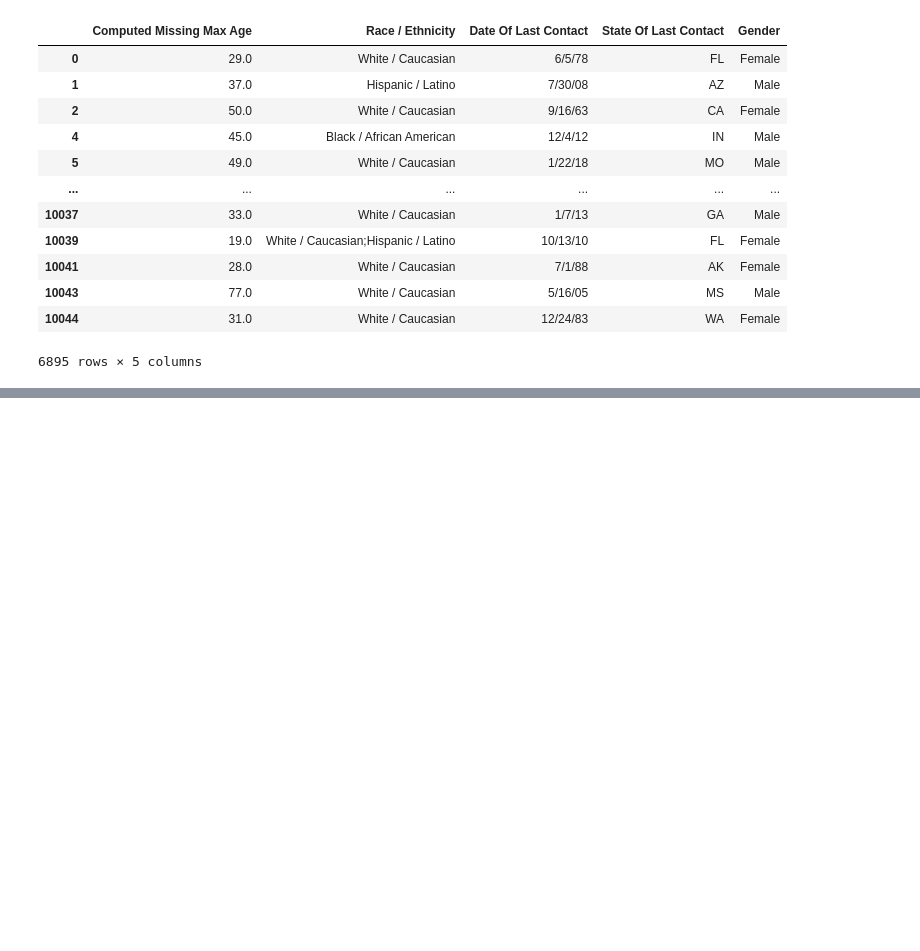
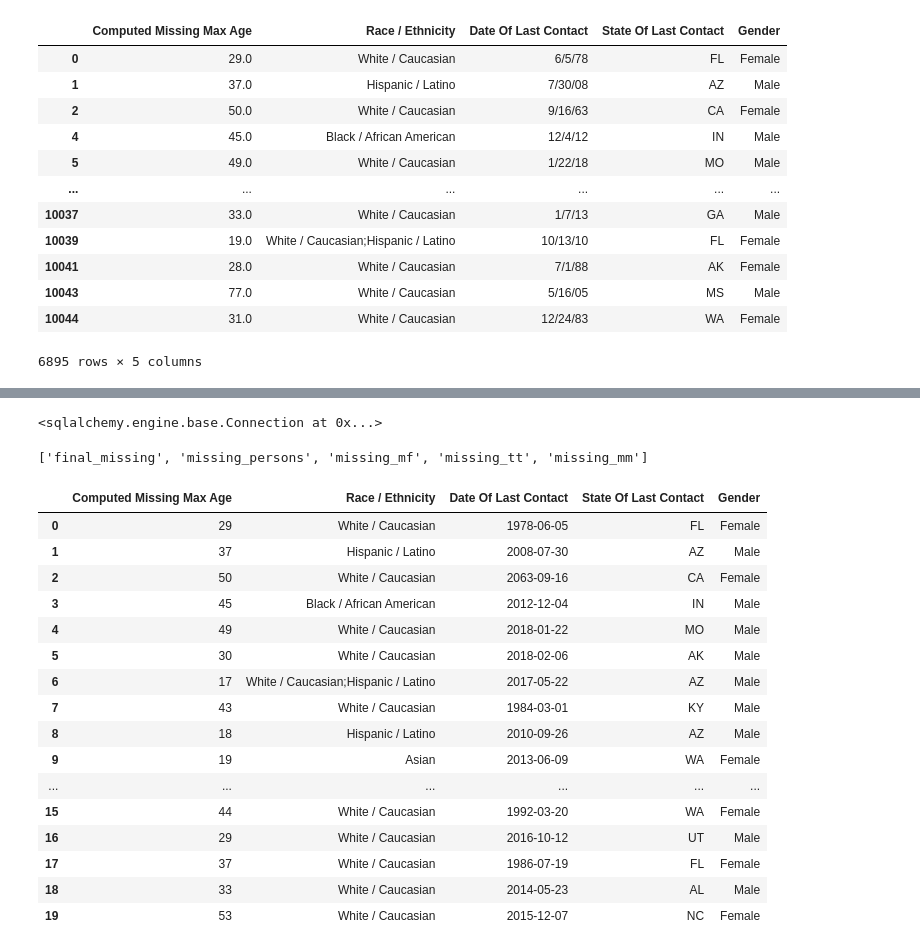
Before and after one commit to jassefa/Project2-Visualization-MissingPersons, a Jupyter notebook: missingperson.ipynb, the cells around one changed output, grey strips where cells are left out. Cells and saved outputs as stored; diff of their text form; code cells hidden in the pictures; blank space fills up the shorter version.

```diff
--- a/missingperson.ipynb
+++ b/missingperson.ipynb
@@ -69,0 +90,12 @@ missing_persons_df.to_csv("missing_persons_final.csv", index=False)
+# %%
+connection_string = "postgres:postgres@localhost:5432/missingpersons_db"
+engine = create_engine(f'postgresql://{connection_string}')
+# %%
+engine.connect()
+# %% [output]
+<sqlalchemy.engine.base.Connection at 0x...>
+# %%
+
+engine.table_names()
+# %% [output]
+['final_missing', 'missing_persons', 'missing_mf', 'missing_tt', 'missing_mm']
@@ -69,0 +104,20 @@ missing_persons_df.to_csv("missing_persons_final.csv", index=False)
+# %%
+pd.read_sql_query('select * from missing_persons', con=engine).head(20)
+# %% [output]
+|  | Computed Missing Max Age | Race / Ethnicity | Date Of Last Contact | State Of Last Contact | Gender |
+| 0 | 29 | White / Caucasian | 1978-06-05 | FL | Female |
+| 1 | 37 | Hispanic / Latino | 2008-07-30 | AZ | Male |
+| 2 | 50 | White / Caucasian | 2063-09-16 | CA | Female |
+| 3 | 45 | Black / African American | 2012-12-04 | IN | Male |
+| 4 | 49 | White / Caucasian | 2018-01-22 | MO | Male |
+| 5 | 30 | White / Caucasian | 2018-02-06 | AK | Male |
+| 6 | 17 | White / Caucasian;Hispanic / Latino | 2017-05-22 | AZ | Male |
+| 7 | 43 | White / Caucasian | 1984-03-01 | KY | Male |
+| 8 | 18 | Hispanic / Latino | 2010-09-26 | AZ | Male |
+| 9 | 19 | Asian | 2013-06-09 | WA | Female |
+| ... | ... | ... | ... | ... | ... |
+| 15 | 44 | White / Caucasian | 1992-03-20 | WA | Female |
+| 16 | 29 | White / Caucasian | 2016-10-12 | UT | Male |
+| 17 | 37 | White / Caucasian | 1986-07-19 | FL | Female |
+| 18 | 33 | White / Caucasian | 2014-05-23 | AL | Male |
+| 19 | 53 | White / Caucasian | 2015-12-07 | NC | Female |
```
Also changed, not shown: parts of 6 cells of this notebook, 11 other files.
